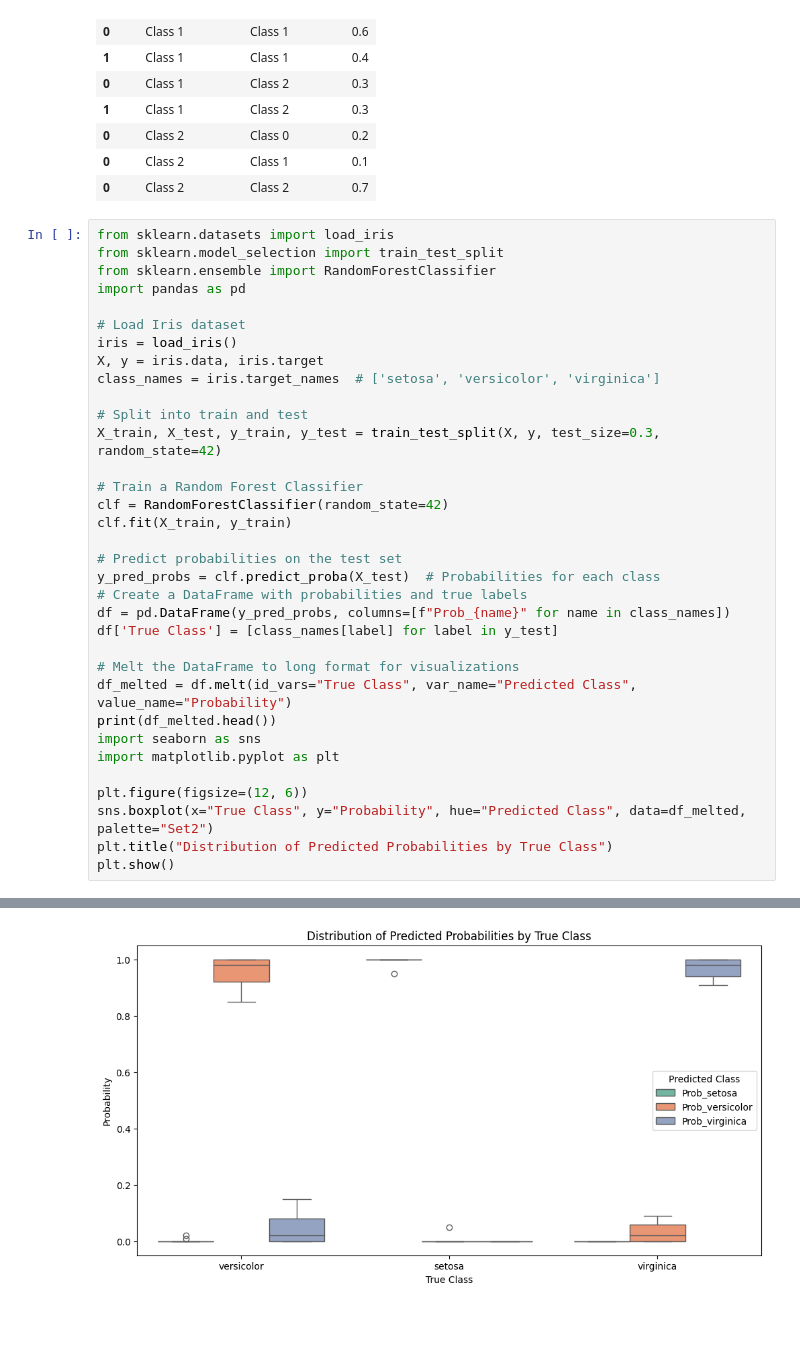
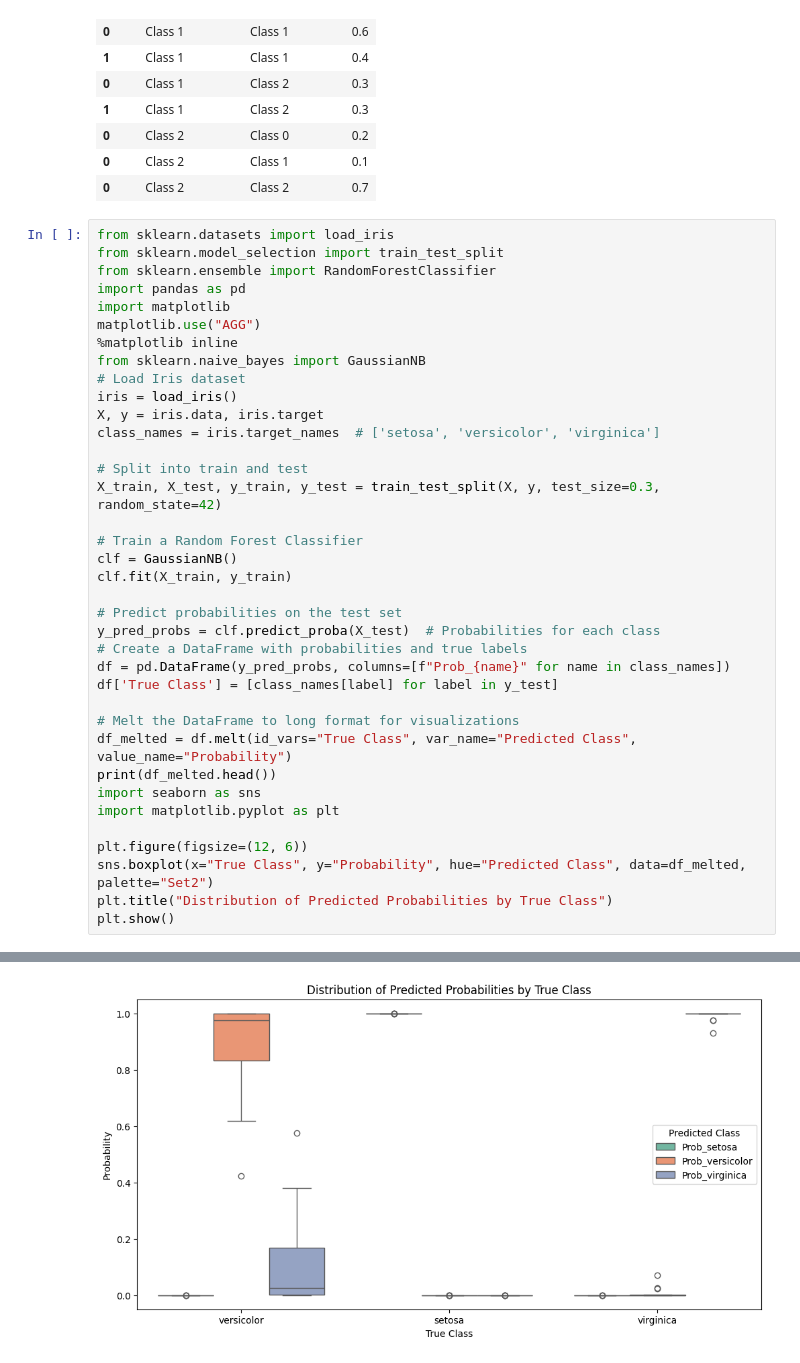
Before and after one commit to Versus-91/mlfit, a Jupyter notebook: frontend/test.ipynb, the cells around one changed output, grey strips where cells are left out. Drawn from its saved outputs; the diff is of its cells as text; blank space fills up the shorter version.

```diff
--- a/frontend/test.ipynb
+++ b/frontend/test.ipynb
@@ -307,7 +307,10 @@ from sklearn.datasets import load_iris
 from sklearn.model_selection import train_test_split
 from sklearn.ensemble import RandomForestClassifier
 import pandas as pd
-
+import matplotlib
+matplotlib.use("AGG")
+%matplotlib inline
+from sklearn.naive_bayes import GaussianNB
 # Load Iris dataset
 iris = load_iris()
 X, y = iris.data, iris.target
@@ -317,7 +320,7 @@ class_names = iris.target_names  # ['setosa', 'versicolor', 'virginica']
 X_train, X_test, y_train, y_test = train_test_split(X, y, test_size=0.3, random_state=42)
 
 # Train a Random Forest Classifier
-clf = RandomForestClassifier(random_state=42)
+clf = GaussianNB()
 clf.fit(X_train, y_train)
 
 # Predict probabilities on the test set
@@ -346 +349 @@ plt.show()
-[figure, old version]
+[figure, new version]
```
Also changed, not shown: parts of 2 cells of this notebook, 5 other files.
